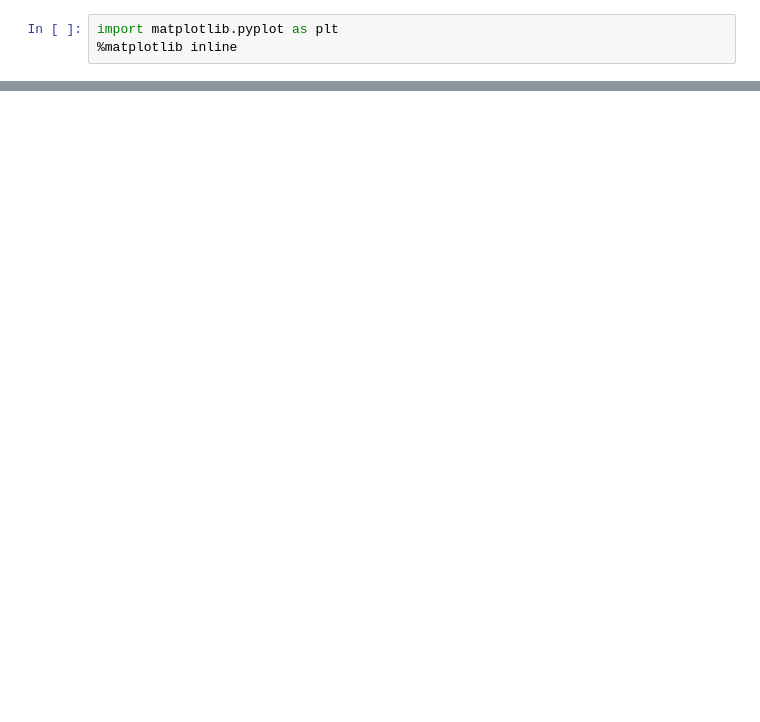
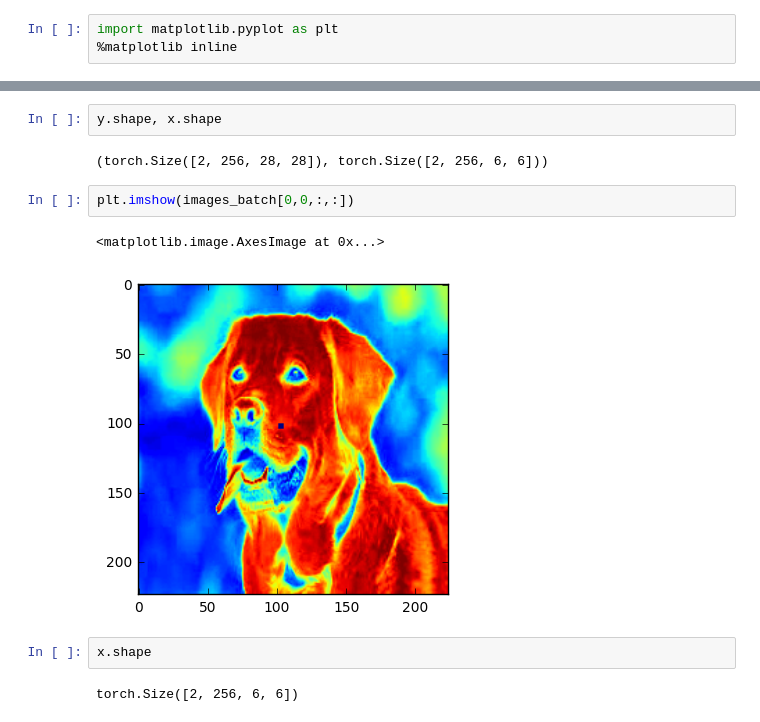
Before and after one commit to xil222/krypton, a Jupyter notebook: cnn/Untitled1.ipynb, the cells around one changed output, grey strips where cells are left out. Drawn from its saved outputs; the diff is of its cells as text; blank space fills up the shorter version.

```diff
--- a/cnn/Untitled1.ipynb
+++ b/cnn/Untitled1.ipynb
@@ -76,0 +126,13 @@ array([[ 0.20223159, -0.10871318, -0.05108744, -0.16216537, -0.18955454,
+# %%
+y.shape, x.shape
+# %% [output]
+(torch.Size([2, 256, 28, 28]), torch.Size([2, 256, 6, 6]))
+# %%
+plt.imshow(images_batch[0,0,:,:])
+# %% [output]
+<matplotlib.image.AxesImage at 0x...>
+[figure, added]
+# %%
+x.shape
+# %% [output]
+torch.Size([2, 256, 6, 6])
```
Also changed, not shown: parts of 9 cells of this notebook, 10 other files.
